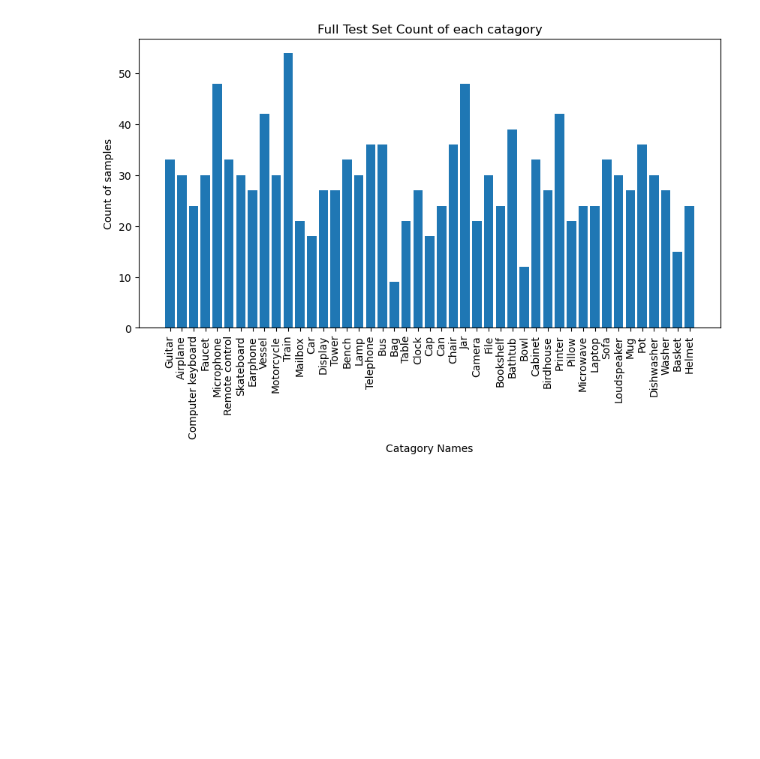
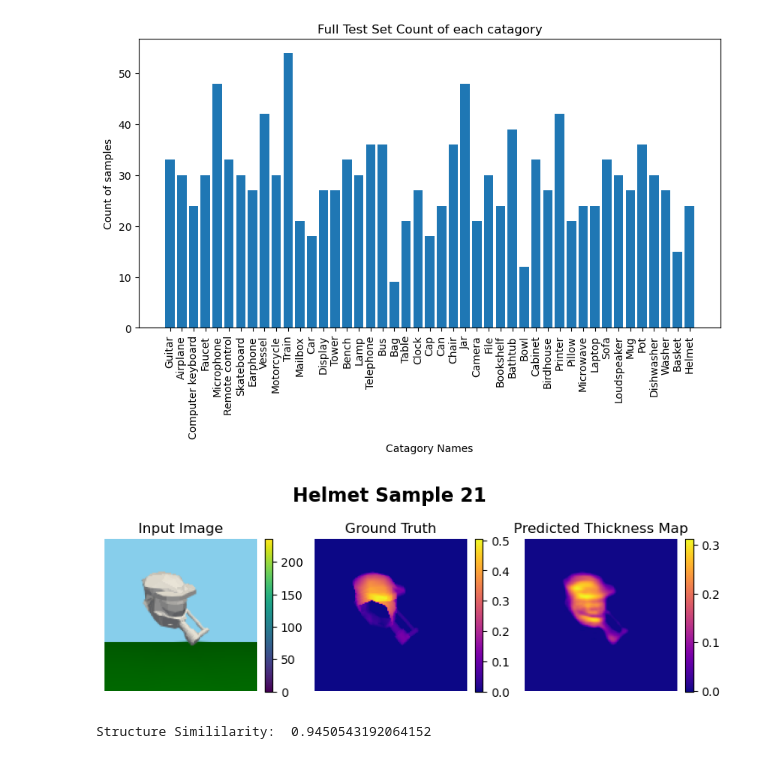
Before and after one commit to kane1204/Object-Thickness-Estimation-Network, a Jupyter notebook: test_model_balanced.ipynb, the cells around one changed output. Saved outputs shown, nothing was run; the diff lists cells and outputs as text; code cells hidden in the pictures; blank space fills up the shorter version.

Commit message:
Added sample generator :)

```diff
--- a/test_model_balanced.ipynb
+++ b/test_model_balanced.ipynb
@@ -151,6 +151,7 @@ fullstrsim = 0
 full_mape = 0
 batches = 0
 catagory_losses = {}
+catagory_index = {} # appends tuple to list that stores as batch_no, idx in batch
 mean_abs_percentage_error = PeakSignalNoiseRatio().to(device)
 
 with torch.no_grad():
@@ -165,8 +166,11 @@ with torch.no_grad():
         for i in range(losses.shape[0]):
             if catagory_id[i] in catagory_losses:
                 catagory_losses[catagory_id[i]].append(losses[i].cpu().numpy())
+                catagory_index[catagory_id[i]].append((batches, i))
+
             else:
                 catagory_losses[catagory_id[i]] = [losses[i].cpu().numpy()]
+                catagory_index[catagory_id[i]] = [(batches, i)]
 
 
         mape = mean_abs_percentage_error(outputs, labels)
@@ -268,0 +242,52 @@ print("Structure Simililarity: ",ssim(label[0], output[0].reshape(128,128)))
+# %%
+import cv2
+from mpl_toolkits.axes_grid1 import ImageGrid
+id = "03513137"
+# locator
+batch_no, sample_no =catagory_index[id][6]
+iters = 0
+with torch.no_grad():
+    for data in test_dataloader:
+        samples = data
+        images, labels = data['img'].to(device, dtype=torch.float), data['thick_map'].to(device, dtype=torch.float)
+        image_locs = data['img_loc']
+        outputs = trained_model(images)
+        if iters == batch_no:
+            for i in range(outputs.shape[0]):
+                if i == sample_no:
+                    img_loc = image_locs[i]
+
+                    fig = plt.figure(figsize=(9,6))
+                    grid = ImageGrid(fig, 111,
+                                     nrows_ncols = (1,3),
+                                     axes_pad = .5,
+                                     cbar_location = "right",
+                                     cbar_mode="each",
+                                     cbar_size="5%",
+                                     cbar_pad=0.1,
+                                    )
+
+                    im1 = grid[0].imshow(cv2.cvtColor(cv2.imread(img_loc), cv2.COLOR_BGR2RGB), aspect="equal")
+                    grid[0].set_title('Input Image')
+                    grid[0].axis('off')
+                    grid.cbar_axes[0].colorbar(im1)
+                    grid.cbar_axes[0].toggle_label(True)
+                    im2 = grid[1].imshow(labels[i].cpu().numpy()[0], cmap='plasma')
+                    grid[1].set_title('Ground Truth')
+                    grid[1].axis('off')
+                    grid.cbar_axes[1].colorbar(im2)
+                    im3= grid[2].imshow(outputs[i].cpu().numpy()[0], cmap='plasma')
+                    grid[2].set_title('Predicted Thickness Map')
+                    grid[2].axis('off')
+                    grid.cbar_axes[2].colorbar(im3)
+                    fig.suptitle(f"{thickness_dataset.labels[id].split(',')[0].capitalize()} Sample {i}", fontsize=16,y=0.75, fontweight = "600")
+                    plt.show()
+                    fig.savefig("figs\\full\\sample_{}_from_catagory_{}.pdf".format(i, data['catagory_id'][i]), bbox_inches='tight')
+                    print("Structure Simililarity: ",ssim(labels[i].cpu().numpy()[0], outputs[i].cpu().numpy()[0].reshape(128,128)))
+                    break
+            break
+
+        iters +=1
+# %% [output]
+[figure, added]
+Structure Simililarity:  0.9450543192064152
```
Also changed, not shown: parts of 2 cells of this notebook, 3 other files.
